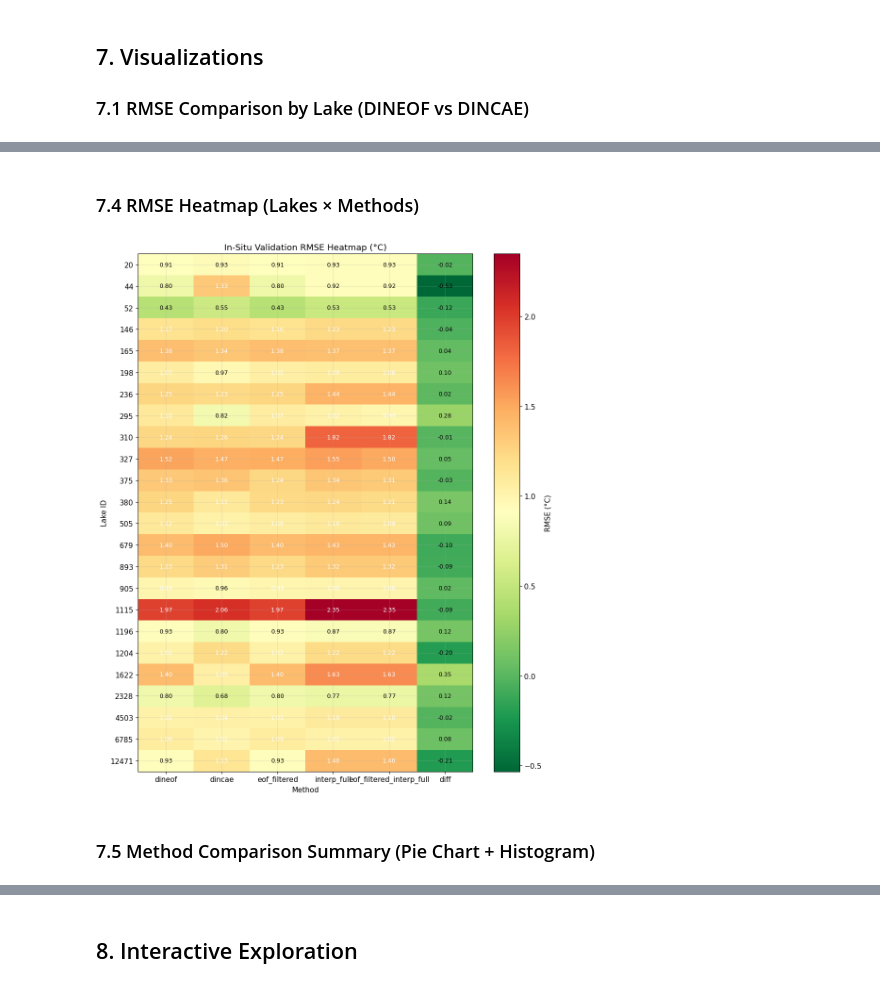
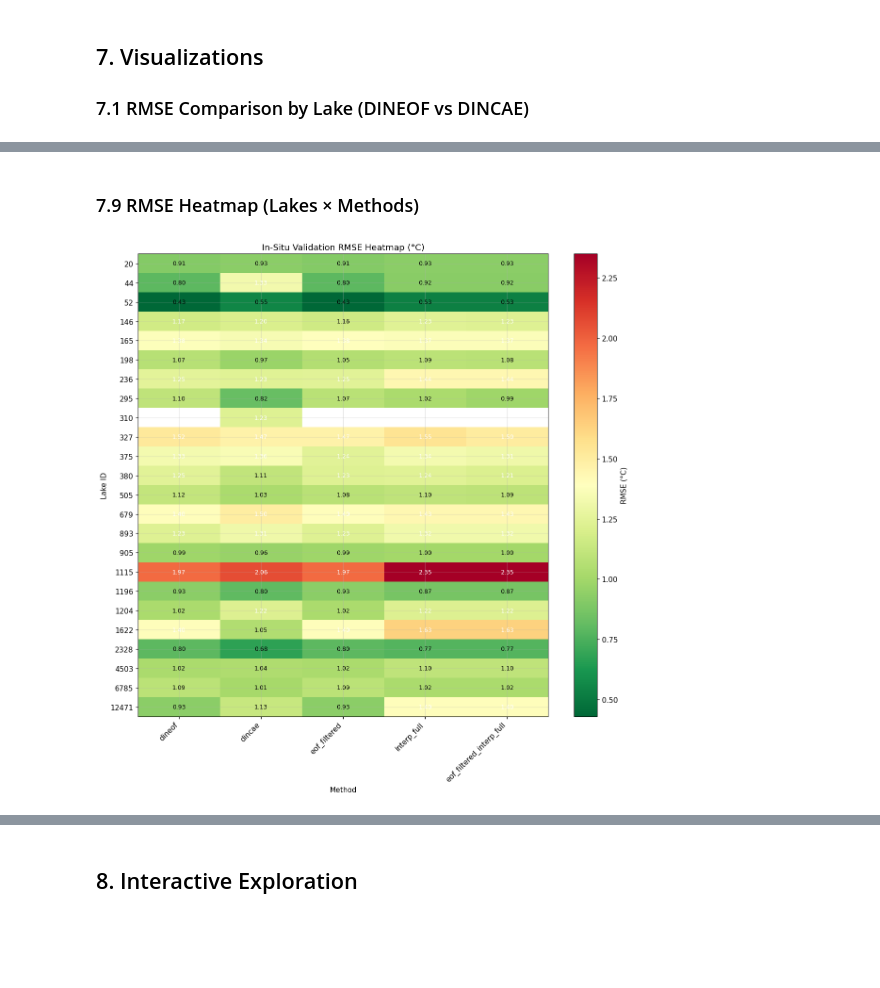
Before and after one commit to surftemp/lake_cci_gapfilling, a Jupyter notebook: scripts/insitu_validation_analysis.ipynb, the cells around one changed output, grey strips where cells are left out. Drawn from its saved outputs; the diff is of its cells as text; code cells hidden in the pictures; blank space fills up the shorter version.

Commit message:
scripts for insitu overall comparison

```diff
--- a/scripts/insitu_validation_analysis.ipynb
+++ b/scripts/insitu_validation_analysis.ipynb
@@ -302,0 +521,39 @@ else:
+# %%
+# Filter to reconstruction and interpolated methods
+recon = df[(df['data_type'] == 'reconstruction') &
+           (df['method'].isin(['interp_full', 'eof_filtered_interp_full']))].copy()
+
+if not recon.empty:
+    # Pivot for plotting
+    pivot = recon.pivot_table(
+        index='lake_id',
+        columns='method',
+        values='rmse',
+        aggfunc='mean'
+    ).reset_index().sort_values('lake_id')
+
+    n_lakes = len(pivot)
+    fig_width = max(12, n_lakes * 0.4)
+
+    fig, ax = plt.subplots(figsize=(fig_width, 6))
+
+    x = np.arange(n_lakes)
+    width = 0.35
+
+    if 'interp_full' in pivot.columns:
+        ax.bar(x - width/2, pivot['interp_full'], width, label='INTERP_FULL', color='red', alpha=0.8)
+    if 'eof_filtered_interp_full' in pivot.columns:
+        ax.bar(x + width/2, pivot['eof_filtered_interp_full'], width, label='EOF_FILTERED_INTERP_FULL', color='purple', alpha=0.8)
+
+    ax.set_xlabel('Lake ID')
+    ax.set_ylabel('RMSE (°C)')
+    ax.set_title('In-Situ Validation: INTERP_FULL vs EOF_FILTERED_INTERP_FULL RMSE by Lake')
+    ax.set_xticks(x)
+    ax.set_xticklabels([f"{int(lid)}" for lid in pivot['lake_id']], rotation=45, ha='right')
+    ax.legend()
+
+    plt.tight_layout()
+    plt.savefig(os.path.join(OUTPUT_DIR, 'rmse_comparison_interp_vs_eof_interp.png'), dpi=150, bbox_inches='tight')
+    plt.show()
+else:
+    print("No data for INTERP_FULL vs EOF_FILTERED_INTERP_FULL comparison plot")
@@ -393,45 +661,43 @@ else:
 # %% [markdown]
-### 7.4 RMSE Heatmap (Lakes × Methods)
+### 7.9 RMSE Heatmap (Lakes × Methods)
 # %%
-rmse_cols = [c for c in summary.columns if c.startswith('rmse_')]
+rmse_cols = [c for c in summary.columns if c.startswith('rmse_') and not c.startswith('rmse_diff')]
 
 if rmse_cols and len(summary) > 0:
     matrix = summary[['lake_id'] + rmse_cols].set_index('lake_id')
     matrix.columns = [c.replace('rmse_', '') for c in matrix.columns]
 
-    fig, ax = plt.subplots(figsize=(10, max(6, len(matrix) * 0.5)))
+    fig, ax = plt.subplots(figsize=(12, max(6, len(matrix) * 0.5)))
 
     im = ax.imshow(matrix.values, cmap='RdYlGn_r', aspect='auto')
 
     ax.set_xticks(np.arange(len(matrix.columns)))
     ax.set_yticks(np.arange(len(matrix)))
-    ax.set_xticklabels(matrix.columns)
+    ax.set_xticklabels(matrix.columns, rotation=45, ha='right')
     ax.set_yticklabels([f"{int(lid)}" for lid in matrix.index])
 
     ax.set_xlabel('Method')
     ax.set_ylabel('Lake ID')
     ax.set_title('In-Situ Validation RMSE Heatmap (°C)')
 
     cbar = plt.colorbar(im, ax=ax)
     cbar.set_label('RMSE (°C)')
 
     # Add text annotations
     valid_vals = matrix.values[~np.isnan(matrix.values)]
     if len(valid_vals) > 0:
         mean_val = valid_vals.mean()
         for i in range(len(matrix)):
             for j in range(len(matrix.columns)):
                 val = matrix.iloc[i, j]
                 if not np.isnan(val):
                     text_color = 'white' if val > mean_val else 'black'
                     ax.text(j, i, f'{val:.2f}', ha='center', va='center', color=text_color, fontsize=9)
 
     plt.tight_layout()
     plt.savefig(os.path.join(OUTPUT_DIR, 'rmse_heatmap.png'), dpi=150, bbox_inches='tight')
     plt.show()
 else:
     print("No data for heatmap")
 # %% [output]
-[figure, old version]
+[figure, new version]
-# %% [markdown]
-### 7.5 Method Comparison Summary (Pie Chart + Histogram)
```
Also changed, not shown: parts of 29 cells of this notebook, 1 other file.
